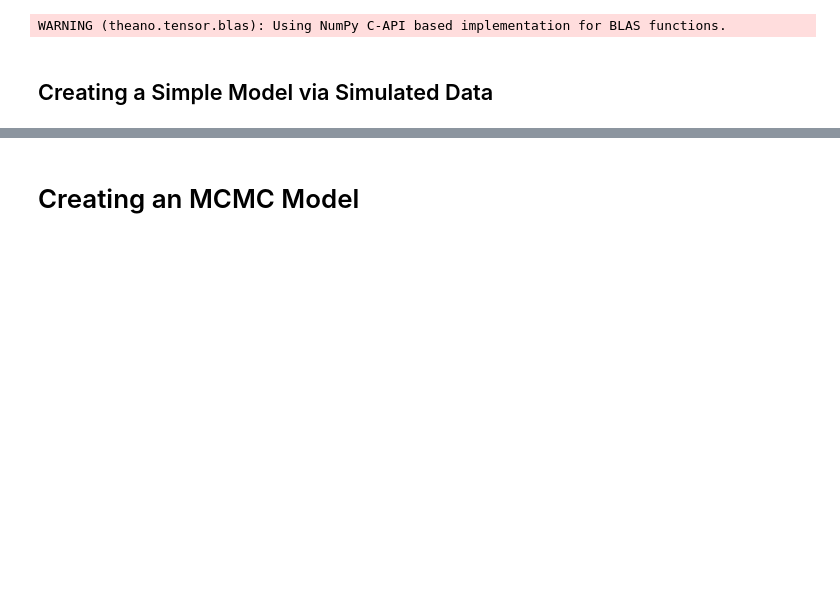
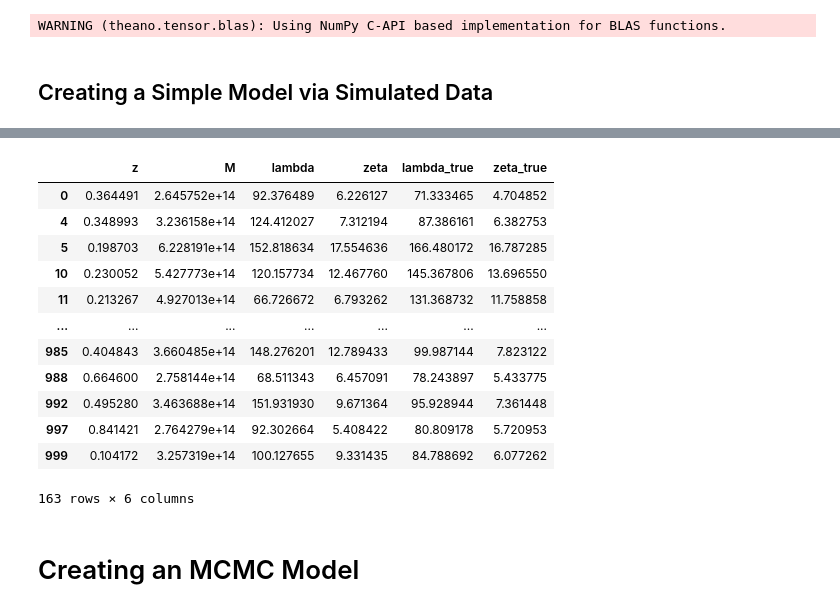
Before and after one commit to allenpinjic/mustar-project, a Jupyter notebook: simple_model/SPT_Simple_Model.ipynb, the cells around one changed output, grey strips where cells are left out. Drawn from its saved outputs; the diff is of its cells as text; code cells hidden in the pictures; blank space fills up the shorter version.

```diff
--- a/simple_model/SPT_Simple_Model.ipynb
+++ b/simple_model/SPT_Simple_Model.ipynb
@@ -213,0 +232,20 @@ print(df)
+# %%
+zeta = df0.zeta.to_numpy()
+zetacut = zeta > 5
+df = df0.loc[zetacut].copy()
+
+display(df)
+# %% [output]
+|  | z | M | lambda | zeta | lambda_true | zeta_true |
+| 0 | 0.364491 | 2.645752e+14 | 92.376489 | 6.226127 | 71.333465 | 4.704852 |
+| 4 | 0.348993 | 3.236158e+14 | 124.412027 | 7.312194 | 87.386161 | 6.382753 |
+| 5 | 0.198703 | 6.228191e+14 | 152.818634 | 17.554636 | 166.480172 | 16.787285 |
+| 10 | 0.230052 | 5.427773e+14 | 120.157734 | 12.467760 | 145.367806 | 13.696550 |
+| 11 | 0.213267 | 4.927013e+14 | 66.726672 | 6.793262 | 131.368732 | 11.758858 |
+| ... | ... | ... | ... | ... | ... | ... |
+| 985 | 0.404843 | 3.660485e+14 | 148.276201 | 12.789433 | 99.987144 | 7.823122 |
+| 988 | 0.664600 | 2.758144e+14 | 68.511343 | 6.457091 | 78.243897 | 5.433775 |
+| 992 | 0.495280 | 3.463688e+14 | 151.931930 | 9.671364 | 95.928944 | 7.361448 |
+| 997 | 0.841421 | 2.764279e+14 | 92.302664 | 5.408422 | 80.809178 | 5.720953 |
+| 999 | 0.104172 | 3.257319e+14 | 100.127655 | 9.331435 | 84.788692 | 6.077262 |
+163 rows × 6 columns
```
Also changed, not shown: parts of 23 cells of this notebook, 1 other file.
